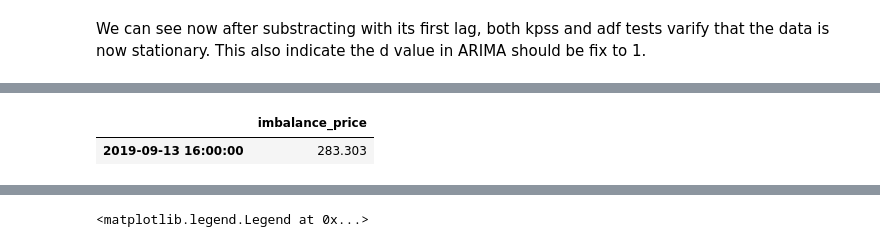
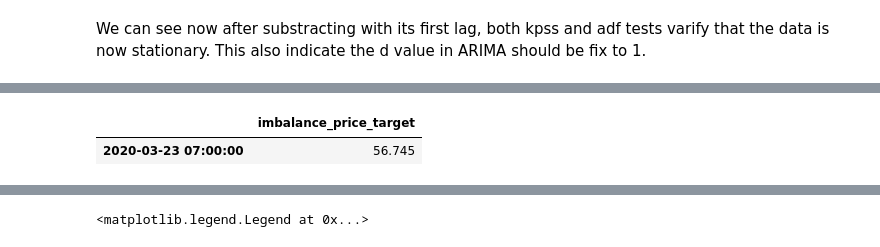
Before and after one commit to Windbenders/capstone_energy, a Jupyter notebook: notebooks/model_arima_final.ipynb, the cells around one changed output, grey strips where cells are left out. Cells and saved outputs as stored; diff of their text form; code cells hidden in the pictures.

```diff
--- a/notebooks/model_arima_final.ipynb
+++ b/notebooks/model_arima_final.ipynb
@@ -25,8 +31,7 @@ TRACKING_URI = open("../.mlflow_uri").read().strip()
 # %%
 dateparse = lambda x: datetime.strptime(x, '%Y-%m-%d %H:%M:%S')
 
-imb_2019 = pd.read_csv("../data/imbalance_2019_modeling.csv", index_col=0, parse_dates=['timestamp'], date_parser=dateparse)
-imb_2020 = pd.read_csv("../data/imbalance_1h_2020.csv", index_col=0, parse_dates=['timestamp'], date_parser=dateparse)
+imb_2019 = pd.read_csv("../data/merged_final_1h.csv", index_col=0, parse_dates=['dt_start_utc'], date_parser=dateparse)
 # %%
 def fill_missing(data):
     data = data.resample('1H').median()
@@ -56,5 +77,3 @@ imb_2019.head()
-# %%
-imb_2019 = imb_2019.set_index('timestamp')
 # %%
 def train_test_split(df):
     n = int(len(df)*0.7)
@@ -270,6 +274,6 @@ train_2019
 # %%
-pd.DataFrame(test_2019.iloc[i]).T
+pd.DataFrame(test_2019[['imbalance_price_target']].iloc[0]).T
 # %% [output]
-|  | imbalance_price |
-| 2019-09-13 16:00:00 | 283.303 |
+|  | imbalance_price_target |
+| 2020-03-23 07:00:00 | 56.745 |
 # %%
```
Also changed, not shown: parts of 76 cells of this notebook.
